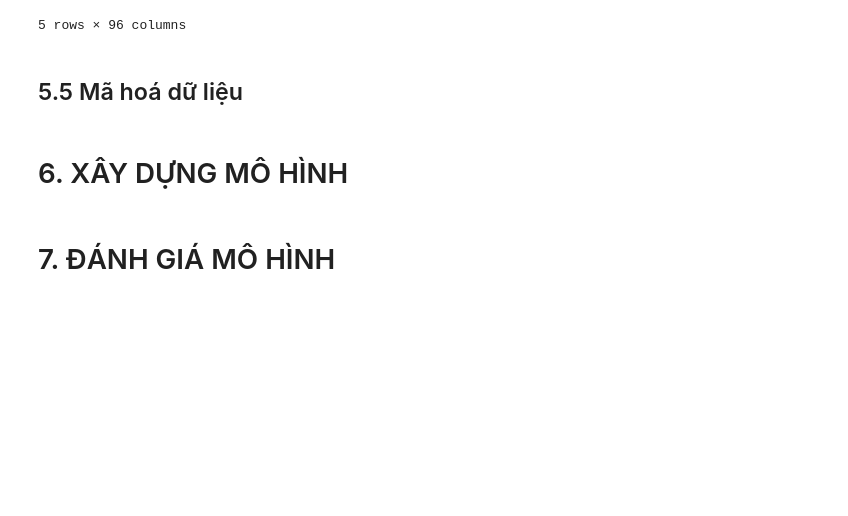
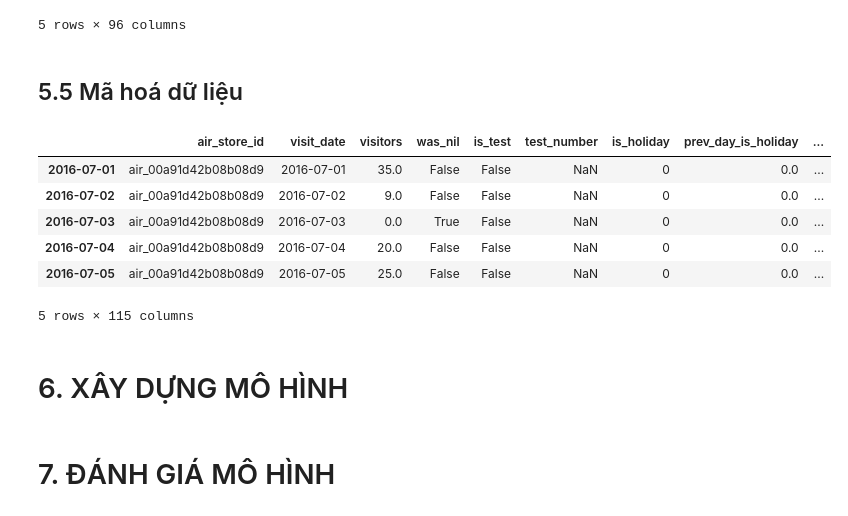
Before and after one commit to pdthuc/Project-Applied_Data_Science, a Jupyter notebook: Group12_Notebook.ipynb, the cells around one changed output. Drawn from its saved outputs; the diff is of its cells as text; code cells hidden in the pictures; blank space fills up the shorter version.

```diff
--- a/Group12_Notebook.ipynb
+++ b/Group12_Notebook.ipynb
@@ -540,6 +548,15 @@ data.sort_values(['air_store_id', 'visit_date']).head()
 ## 5.5 Mã hoá dữ liệu
 # %%
 data = pd.get_dummies(data, columns=['day_of_week', 'air_genre_name'])
+data.head()
+# %% [output]
+|  | air_store_id | visit_date | visitors | was_nil | is_test | test_number | is_holiday | prev_day_is_holiday | ... |
+| 2016-07-01 | air_00a91d42b08b08d9 | 2016-07-01 | 35.0 | False | False | NaN | 0 | 0.0 | ... |
+| 2016-07-02 | air_00a91d42b08b08d9 | 2016-07-02 | 9.0 | False | False | NaN | 0 | 0.0 | ... |
+| 2016-07-03 | air_00a91d42b08b08d9 | 2016-07-03 | 0.0 | True | False | NaN | 0 | 0.0 | ... |
+| 2016-07-04 | air_00a91d42b08b08d9 | 2016-07-04 | 20.0 | False | False | NaN | 0 | 0.0 | ... |
+| 2016-07-05 | air_00a91d42b08b08d9 | 2016-07-05 | 25.0 | False | False | NaN | 0 | 0.0 | ... |
+5 rows × 115 columns
 # %% [markdown]
 # 6. XÂY DỰNG MÔ HÌNH
 # %% [markdown]
```
Also changed, not shown: parts of 9 cells of this notebook.
